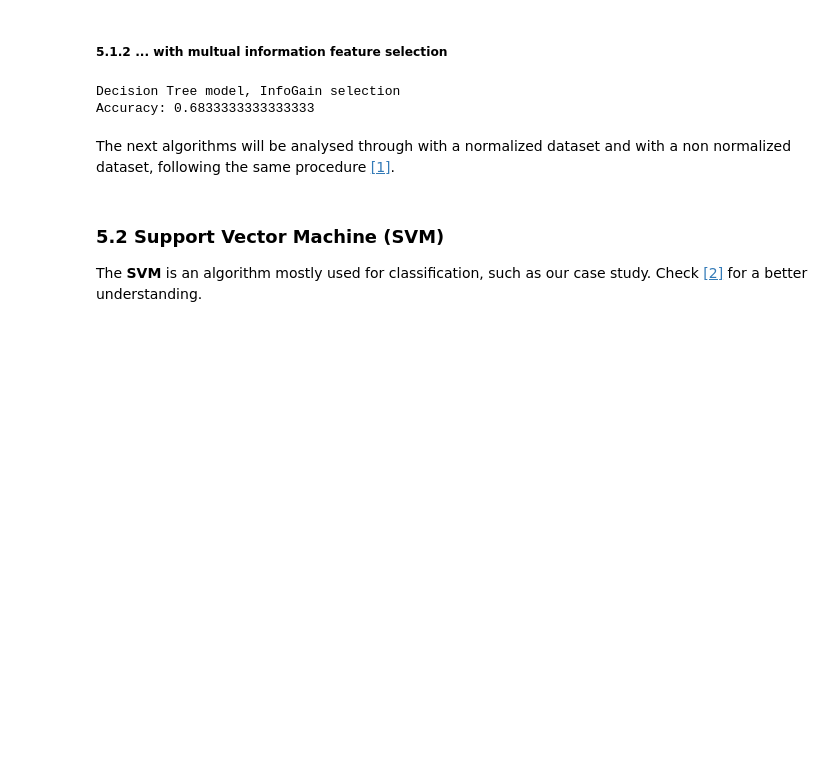
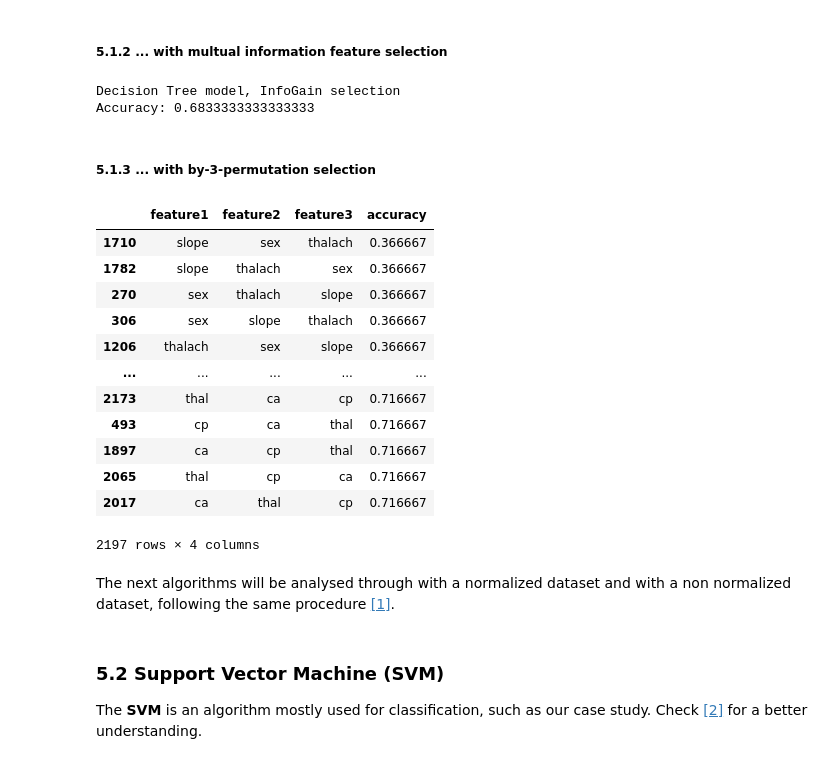
Before and after one commit to mishasilva01/FAA_project1, a Jupyter notebook: project1_notebook.ipynb, the cells around one changed output. Cells and saved outputs as stored; diff of their text form; code cells hidden in the pictures; blank space fills up the shorter version.

```diff
--- a/project1_notebook.ipynb
+++ b/project1_notebook.ipynb
@@ -288,0 +290,10 @@ Text(0, 0.5, 'Mutual Information Gain')
+# %%
+feat3_permutations = pd.DataFrame(columns = ['feature1', 'feature2', 'feature3'])
+
+ind = 0
+for feature1 in X.columns:
+    for feature2 in X.columns:
+        for feature3 in X.columns:
+            sample = pd.DataFrame({'feature1':feature1, 'feature2':feature2, 'feature3':feature3}, index = [ind])
+            feat3_permutations = pd.concat([feat3_permutations, sample])
+            ind += 1
@@ -332,3 +357,38 @@ print("Accuracy:",accuracy)
 # %% [output]
 Decision Tree model, InfoGain selection
 Accuracy: 0.6833333333333333
+# %% [markdown]
+##### 5.1.3 ... with by-3-permutation selection
+# %%
+accuracy_permutation = []
+
+for n in range(len(feat3_permutations)):
+    X_train, X_test, y_train, y_test = train_test_split( X[feat3_permutations.iloc[n,:]], y,
+                                                    test_size=0.20, random_state=42 )
+
+    classifier = tree.DecisionTreeClassifier(max_depth = 4)
+    classifier = classifier.fit(X_train, y_train)
+    y_predict = classifier.predict(X_test)
+
+    accuracy = metrics.accuracy_score(y_test, y_predict)
+
+    accuracy_permutation.append(accuracy)
+
+accuracy_permutation = pd.Series(data = accuracy_permutation, name="accuracy")
+feat3_models = pd.concat([feat3_permutations, accuracy_permutation], axis=1)
+# %%
+feat3_models.sort_values(by='accuracy')
+# %% [output]
+|  | feature1 | feature2 | feature3 | accuracy |
+| 1710 | slope | sex | thalach | 0.366667 |
+| 1782 | slope | thalach | sex | 0.366667 |
+| 270 | sex | thalach | slope | 0.366667 |
+| 306 | sex | slope | thalach | 0.366667 |
+| 1206 | thalach | sex | slope | 0.366667 |
+| ... | ... | ... | ... | ... |
+| 2173 | thal | ca | cp | 0.716667 |
+| 493 | cp | ca | thal | 0.716667 |
+| 1897 | ca | cp | thal | 0.716667 |
+| 2065 | thal | cp | ca | 0.716667 |
+| 2017 | ca | thal | cp | 0.716667 |
+2197 rows × 4 columns
```
Also changed, not shown: parts of 6 cells of this notebook.
